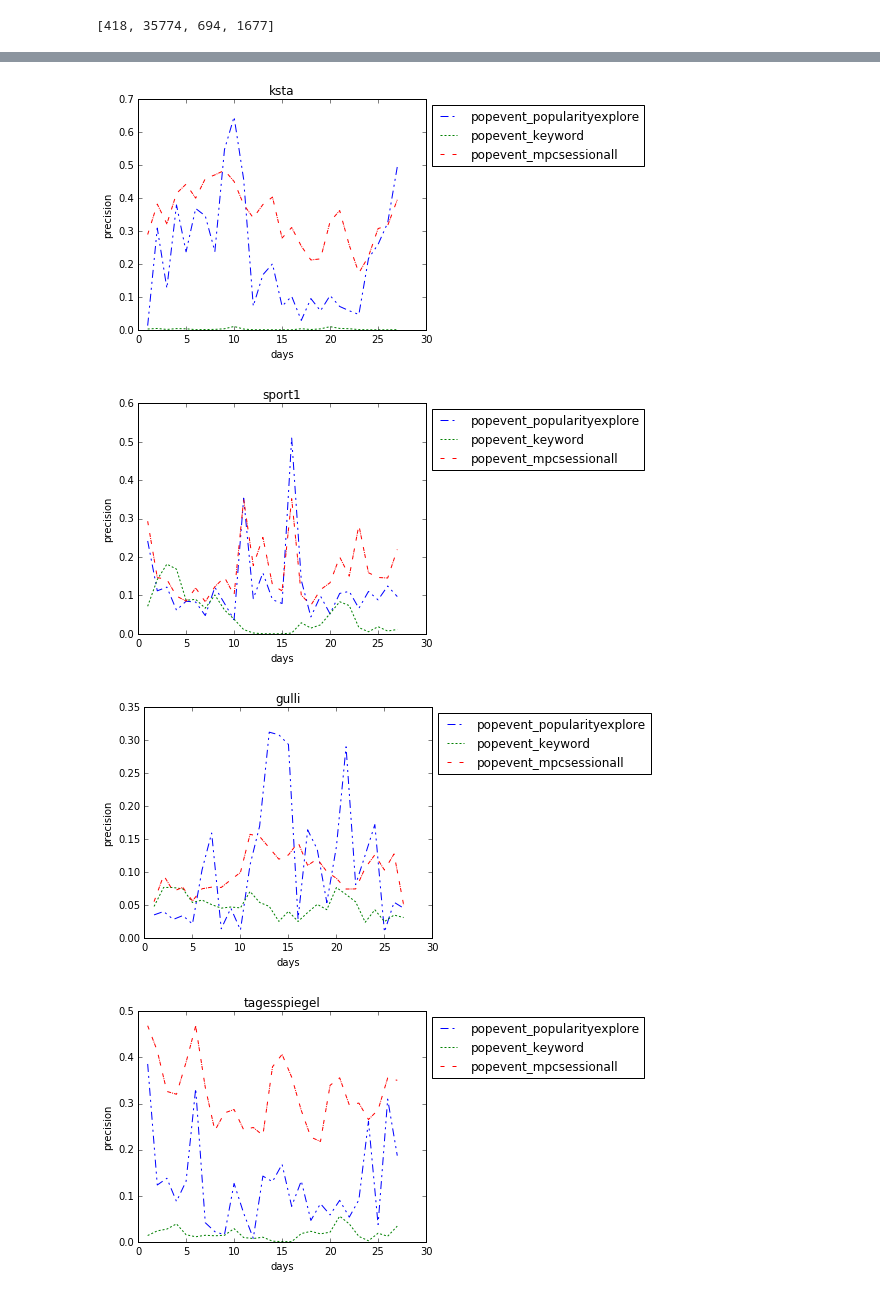
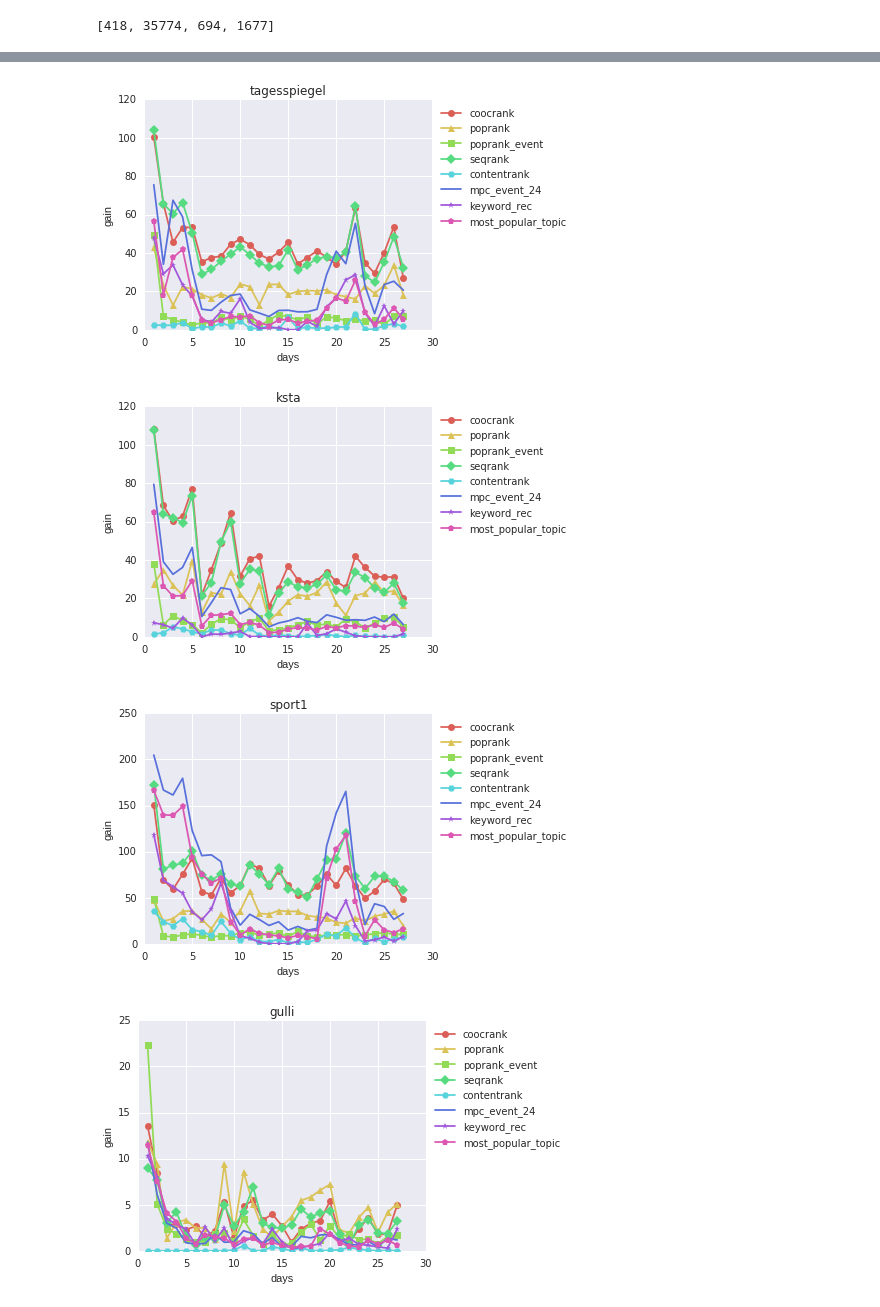
Before and after one commit to martijnnanne/newsreel-offline, a Jupyter notebook: results/Fancy_graphs.ipynb, the cells around one changed output, grey strips where cells are left out. Drawn from its saved outputs; the diff is of its cells as text; code cells hidden in the pictures.

```diff
--- a/results/Fancy_graphs.ipynb
+++ b/results/Fancy_graphs.ipynb
@@ -63,7 +83,7 @@ for ranker in rankers:
         ax.set_position([0.1,0.1,0.65,0.8])
         ax.set_xlabel('days')
         ax.set_ylabel('precision')
-        ax.plot(days, precision, dashes=linestyles[j])
+        ax.plot(days, precision, marker=unfilled_markers[j])
         ax.legend([domain_mapping[x] for x in domains], loc="upper left", bbox_to_anchor=(1,1))
         fig.savefig('ranker_%s_test1.png' % ranker)
         j = j + 1
@@ -73,0 +170,23 @@ for ranker in rankers:
+# %%
+#recall per domain
+i=0
+labels = []
+newrankers = [ x for x in rankers if "session" not in x and "views" not in x]
+for domain in domains:
+    j=0
+    i = i + 1
+    fig = plt.figure(figsize=(8,4))
+    ax  = fig.add_subplot(111)
+    ax.set_title(domain_mapping[domain])
+    for ranker in newrankers:
+        labels.append(ranker_mapping[ranker])
+        subresults = results.query('ranker == "%s" & domain == %s' % (ranker,domain))
+        days = subresults['day']
+        recall = subresults['recall']
+        ax.set_position([0.1,0.2,0.6,0.7])
+        ax.set_xlabel('days')
+        ax.set_ylabel('unique click rate')
+        ax.plot(days, recall,  marker=unfilled_markers[j])
+        ax.legend(labels, loc="upper left", bbox_to_anchor=(1,1))
+        fig.savefig('domain_%s_test1_recall.png' % domain)
+        j = j +1
@@ -74,25 +198,28 @@ for ranker in rankers:
 # %%
 i=0
+labels = []
+newrankers = [ x for x in rankers if "session" not in x and "views" not in x]
 for domain in domains:
+    j=0
     i = i + 1
     fig = plt.figure(figsize=(8,4))
     ax  = fig.add_subplot(111)
     ax.set_title(domain_mapping[domain])
-    j = 0
-    for ranker in rankers:
+    for ranker in newrankers:
+        labels.append(ranker_mapping[ranker])
         subresults = results.query('ranker == "%s" & domain == %s' % (ranker,domain))
         days = subresults['day']
-        precision = subresults['precision']
+        precision = subresults['cg']
         ax.set_position([0.1,0.1,0.5,0.8])
         ax.set_xlabel('days')
-        ax.set_ylabel('precision')
-        ax.plot(days, precision, dashes=linestyles[j])
-#         ax.plot(days, precision)
-        ax.legend(rankers, loc="upper left", bbox_to_anchor=(1,1))
+        ax.set_ylabel('gain')
+#         ax.plot(days, precision, dashes=linestyles[j])
+        ax.plot(days, precision, marker=unfilled_markers[j])
+        ax.legend(newrankers, loc="upper left", bbox_to_anchor=(1,1))
         fig.savefig('domain_%s_test1.png' % domain)
         j = j + 1
 # %% [output]
-[figure, old version]
+[figure, new version]
-[figure, old version]
+[figure, new version]
-[figure, old version]
+[figure, new version]
-[figure, old version]
+[figure, new version]
```
Also changed, not shown: parts of 19 cells of this notebook, 3 other files.
